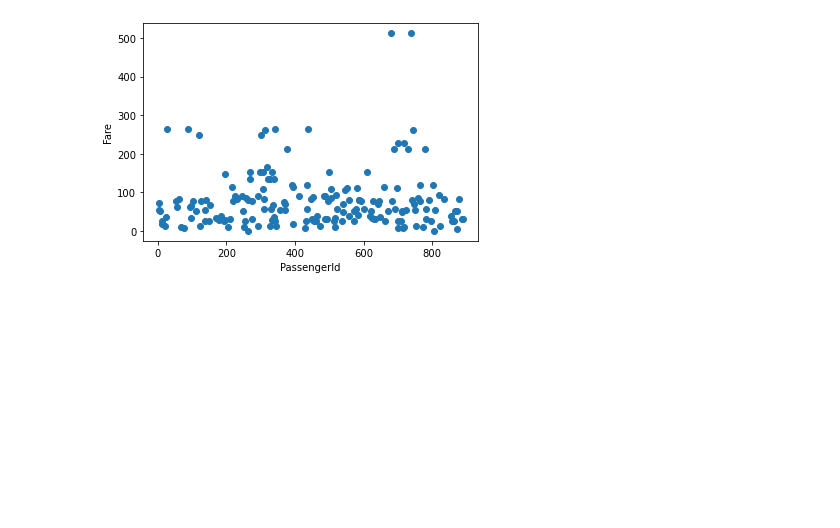
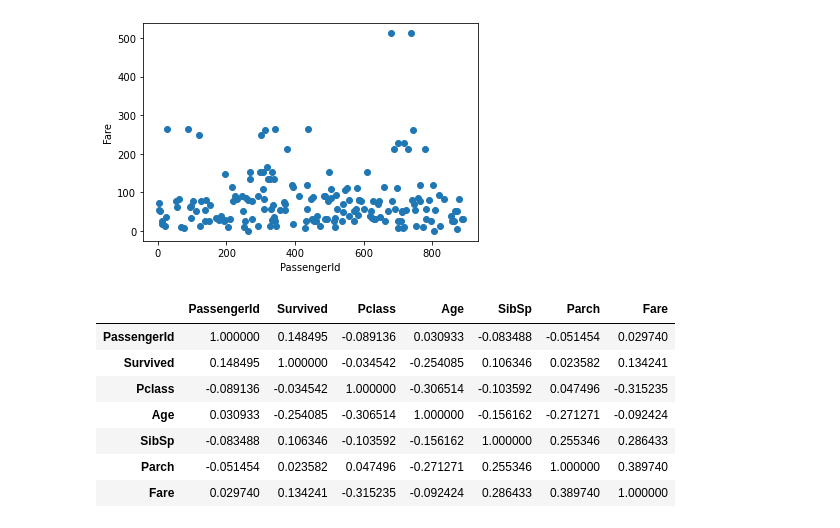
Before and after one commit to allysaha/Titanic_EDA, a Jupyter notebook: Titanic_EDA.ipynb, the cells around one changed output. Drawn from its saved outputs; the diff is of its cells as text; code cells hidden in the pictures; blank space fills up the shorter version.

Commit message:
Added Correlation Table

```diff
--- a/Titanic_EDA.ipynb
+++ b/Titanic_EDA.ipynb
@@ -343,3 +339,14 @@ plt.ylabel("Fare")
 # %% [output]
 Text(0, 0.5, 'Fare')
 [figure]
+# %%
+titanic_data.corr()
+# %% [output]
+|  | PassengerId | Survived | Pclass | Age | SibSp | Parch | Fare |
+| PassengerId | 1.000000 | 0.148495 | -0.089136 | 0.030933 | -0.083488 | -0.051454 | 0.029740 |
+| Survived | 0.148495 | 1.000000 | -0.034542 | -0.254085 | 0.106346 | 0.023582 | 0.134241 |
+| Pclass | -0.089136 | -0.034542 | 1.000000 | -0.306514 | -0.103592 | 0.047496 | -0.315235 |
+| Age | 0.030933 | -0.254085 | -0.306514 | 1.000000 | -0.156162 | -0.271271 | -0.092424 |
+| SibSp | -0.083488 | 0.106346 | -0.103592 | -0.156162 | 1.000000 | 0.255346 | 0.286433 |
+| Parch | -0.051454 | 0.023582 | 0.047496 | -0.271271 | 0.255346 | 1.000000 | 0.389740 |
+| Fare | 0.029740 | 0.134241 | -0.315235 | -0.092424 | 0.286433 | 0.389740 | 1.000000 |
```
Also changed, not shown: parts of 1 cell of this notebook.
